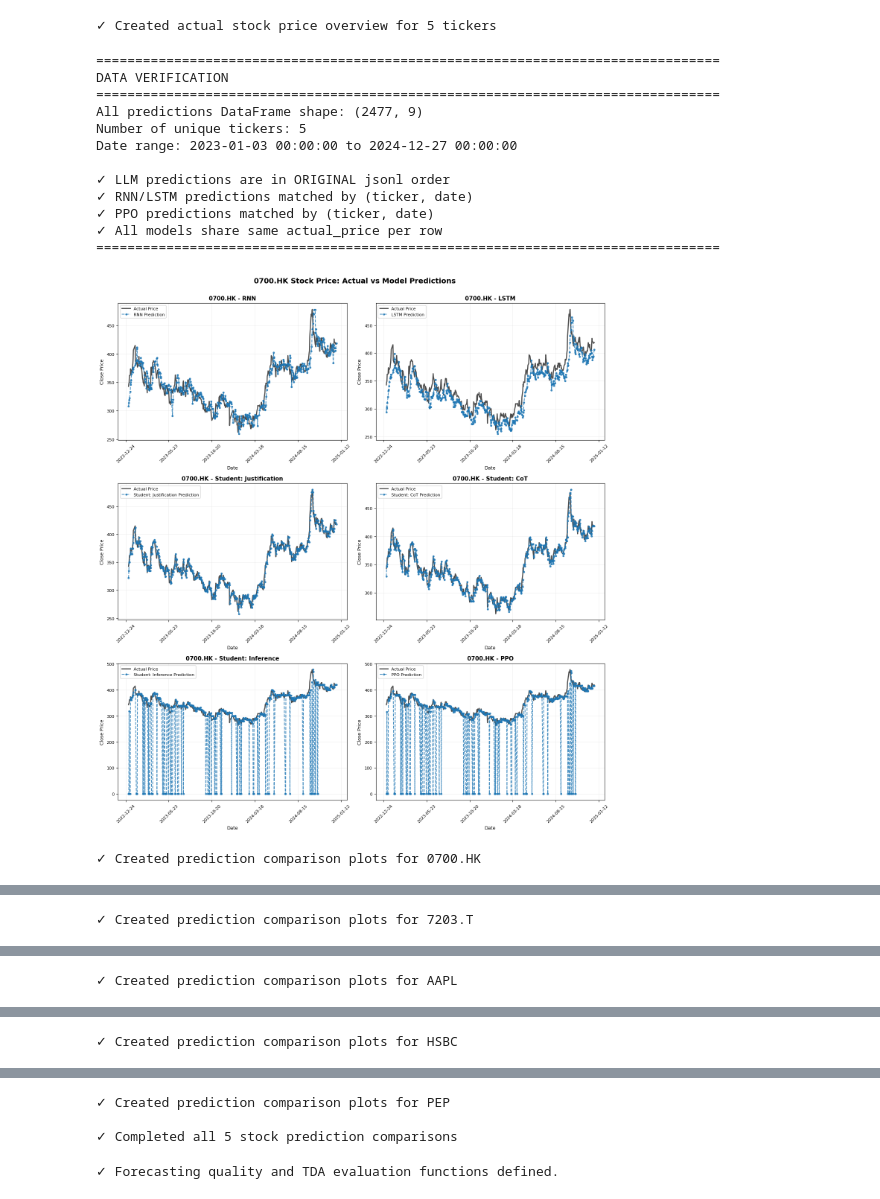
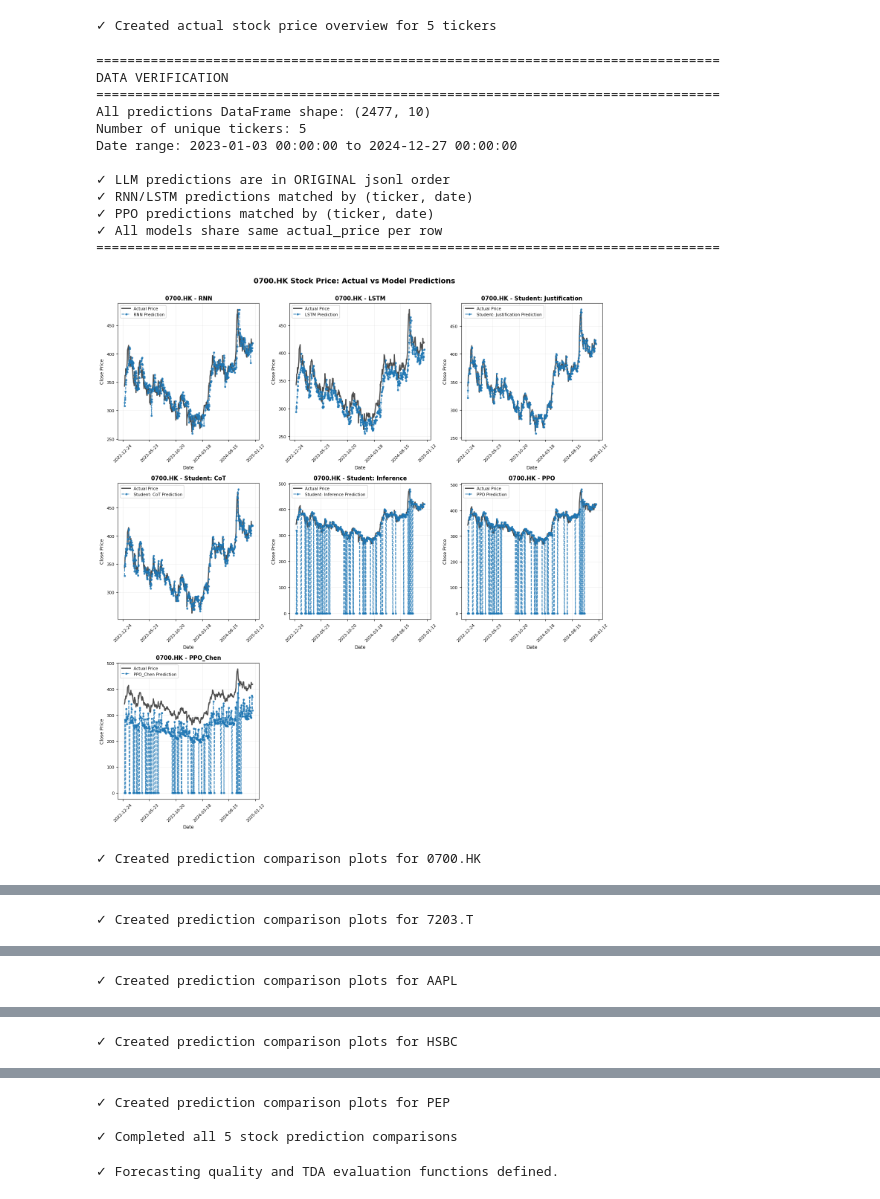
Before and after one commit to ajiayi-debug/StockPPOLLMresearch, a Jupyter notebook: model/llm_results.ipynb, the cells around one changed output, grey strips where cells are left out. Drawn from its saved outputs; the diff is of its cells as text; code cells hidden in the pictures.

Commit message:
feat: updated results to include original PPO method to show why we need to edit the method

```diff
--- a/model/llm_results.ipynb
+++ b/model/llm_results.ipynb
@@ -54,6 +54,7 @@ try:
     # --- Load PPO-adjusted predictions ---
     # Original PPO model
     inference_ppo_df = pd.read_csv('../results/test_predictions_with_ppo.csv')
+    chen_ppo_df = pd.read_csv('../results/test_predictions_with_ppo_chen.csv')
 
     # --- Load raw LLM predictions (without PPO) ---
     with open('../results/llm_predictions_checkpoint.json', 'r') as f:
@@ -271,11 +278,15 @@ if 'rnn_lstm_df' in locals():
     analyze_by_volatility(rnn_lstm_df_vol, 'LSTM', volatility_results, pred_col='lstm_prediction')
 
 if base_test_df is not None:
-    # --- Analyze PPO (Paper) Model ---
-    if 'paper_ppo_df' in locals():
+    # --- Analyze PPO  Model ---
+    if 'inference_ppo_df' in locals():
         # The CSV already has the necessary columns, just merge recent_prices
-        paper_ppo_df['recent_prices'] = base_test_df['recent_prices']
-        analyze_by_volatility(paper_ppo_df, 'Inference (PPO Paper)', volatility_results, pred_col='ppo_adjusted_prediction')
+        inference_ppo_df['recent_prices'] = base_test_df['recent_prices']
+        analyze_by_volatility(inference_ppo_df, 'Inference (PPO tweaked)', volatility_results, pred_col='ppo_adjusted_prediction')
+
+    if 'chen_ppo_df' in locals():
+        chen_ppo_df['recent_prices'] = base_test_df['recent_prices']
+        analyze_by_volatility(chen_ppo_df, 'Inference (PPO Chen)', volatility_results, pred_col='ppo_adjusted_prediction')
 
     # --- Analyze Inference (LLM only) Model ---
     if 'inference_raw' in locals():
@@ -466,6 +479,14 @@ if 'inference_ppo_df' in locals() and inference_ppo_df is not None:
     )
     if inference_ppo_result:
         forecasting_results.append(inference_ppo_result)
+if 'chen_ppo_df' in locals() and chen_ppo_df is not None:
+    chen_ppo_result = evaluate_prediction_quality(
+        chen_ppo_df['ppo_adjusted_prediction'].values,
+        chen_ppo_df['actual_price'].values,
+        'Inference (PPO Chen)'
+    )
+    if chen_ppo_result:
+        forecasting_results.append(chen_ppo_result)
 
 # Create comparison DataFrame
 if forecasting_results:
@@ -579,7 +601,7 @@ if forecasting_results:
     radar_data['NRMSE_norm'] = normalize_metric(radar_data['NRMSE (%)'], higher_is_better=False)
 
     # Create radar chart for LLM models only
-    llm_models_list = ['Inference (LLM only)', 'Justification (LLM only)', 'CoT (LLM only)', 'Inference (PPO)']
+    llm_models_list = ['Inference (LLM only)', 'Justification (LLM only)', 'CoT (LLM only)', 'Inference (PPO)', 'Inference (PPO Chen)']
     radar_data_llm = radar_data[radar_data['Model'].isin(llm_models_list)]
 
     if len(radar_data_llm) > 0:
@@ -703,15 +725,18 @@ all_predictions_df.rename(columns={'rnn_prediction': 'RNN', 'lstm_prediction': '
 
 # Step 4: Merge PPO predictions by matching on ticker and date
 ppo_df = inference_ppo_df[['ticker', 'date', 'ppo_adjusted_prediction']].rename(columns={'ppo_adjusted_prediction': 'PPO'})
+ppo_df_chen = chen_ppo_df[['ticker', 'date', 'ppo_adjusted_prediction']].rename(columns={'ppo_adjusted_prediction': 'PPO_Chen'})
 
 # Ensure date types are consistent for merging, coercing errors to NaT
 ppo_df['date'] = pd.to_datetime(ppo_df['date'], errors='coerce').dt.tz_localize(None)
+ppo_df_chen['date'] = pd.to_datetime(ppo_df_chen['date'], errors='coerce').dt.tz_localize(None)
 
 # Drop rows where date conversion failed
 ppo_df.dropna(subset=['date'], inplace=True)
+ppo_df_chen.dropna(subset=['date'], inplace=True)
 
 all_predictions_df = all_predictions_df.merge(ppo_df, on=['ticker', 'date'], how='left')
-
+all_predictions_df = all_predictions_df.merge(ppo_df_chen, on=['ticker', 'date'], how='left')
 
 # Verification
 print("=" * 80)
@@ -728,13 +753,13 @@ print("=" * 80)
 
 # Plot each stock ticker with all models
 tickers = sorted(all_predictions_df['ticker'].unique())
-model_cols = ['RNN', 'LSTM', 'Student: Justification', 'Student: CoT', 'Student: Inference', 'PPO']
+model_cols = ['RNN', 'LSTM', 'Student: Justification', 'Student: CoT', 'Student: Inference', 'PPO', 'PPO_Chen']
 
 for ticker in tickers:
     ticker_df = all_predictions_df[all_predictions_df['ticker'] == ticker].sort_values('date').reset_index(drop=True)
 
-    # Create subplot grid for this ticker (3 rows x 2 columns for 6 models)
-    fig, axes = plt.subplots(3, 2, figsize=(14, 15))
+    # Create subplot grid for this ticker (3 rows x 3 columns for 7 models)
+    fig, axes = plt.subplots(3, 3, figsize=(14, 15))
     axes = axes.flatten()
 
     for idx, model in enumerate(model_cols):
@@ -760,33 +785,33 @@ for ticker in tickers:
         # Format x-axis for better date readability
         ax.xaxis.set_major_formatter(mdates.DateFormatter('%Y-%m-%d'))
         ax.xaxis.set_major_locator(mticker.MaxNLocator(6)) # Show around 6 ticks
         ax.tick_params(axis='x', rotation=45)
 
     # Hide any unused subplots
     for i in range(len(model_cols), len(axes)):
         axes[i].axis('off')
 
     plt.suptitle(f'{ticker} Stock Price: Actual vs Model Predictions',
                     fontsize=14, fontweight='bold', y=1.00)
     plt.tight_layout()
     plt.savefig(f'../results/{ticker}_model_predictions.png', dpi=300, bbox_inches='tight')
     plt.show()
 
     print(f"✓ Created prediction comparison plots for {ticker}")
 
 print(f"\n✓ Completed all {len(tickers)} stock prediction comparisons")
 # %% [output]
 ================================================================================
 DATA VERIFICATION
 ================================================================================
-All predictions DataFrame shape: (2477, 9)
+All predictions DataFrame shape: (2477, 10)
 Number of unique tickers: 5
 Date range: 2023-01-03 00:00:00 to 2024-12-27 00:00:00
 
 ✓ LLM predictions are in ORIGINAL jsonl order
 ✓ RNN/LSTM predictions matched by (ticker, date)
 ✓ PPO predictions matched by (ticker, date)
 ✓ All models share same actual_price per row
 ================================================================================
-[figure, old version]
+[figure, new version]
 ✓ Created prediction comparison plots for 0700.HK
```
Also changed, not shown: parts of 8 cells of this notebook, 15 other files.
